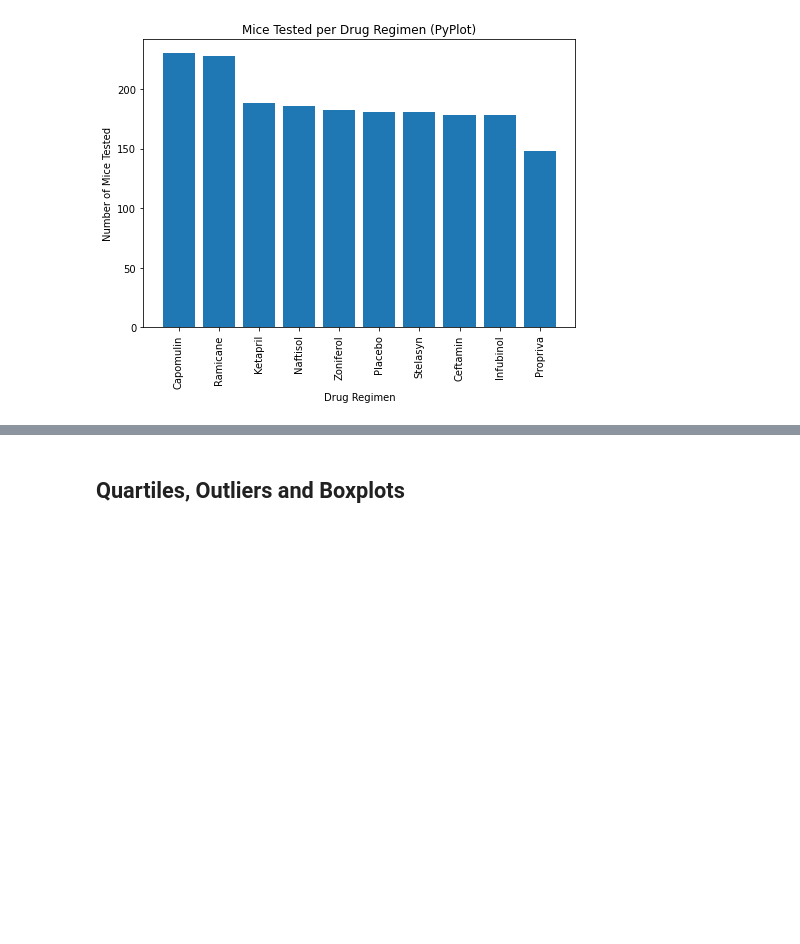
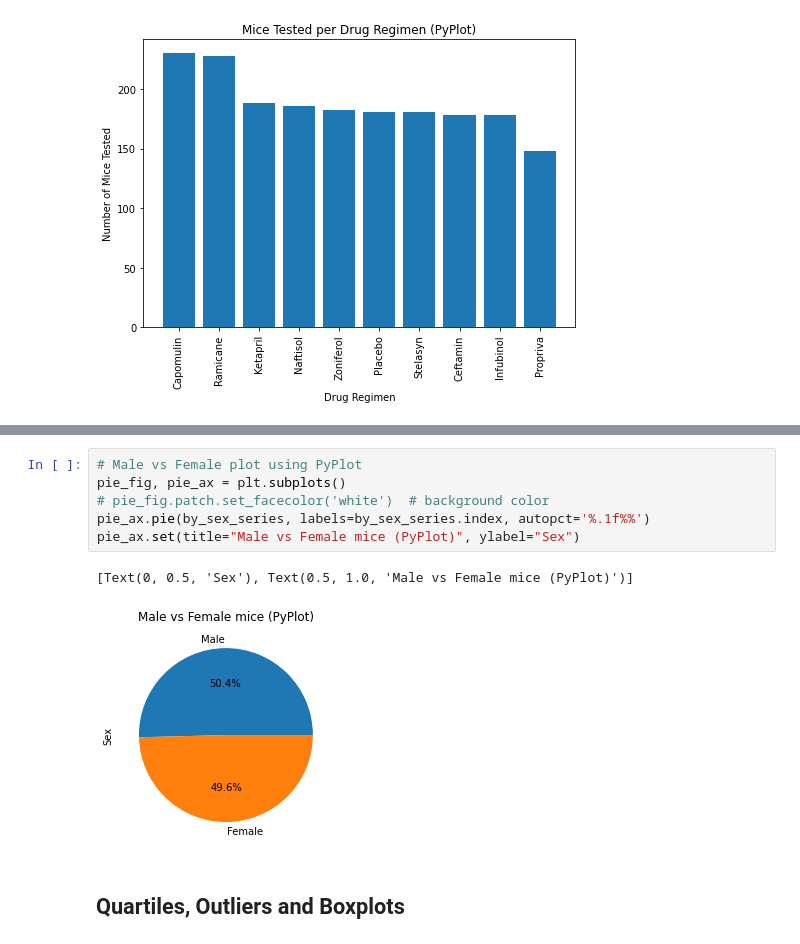
Before and after one commit to zachaa/matplotlib-challenge, a Jupyter notebook: Pymaceuticals/pymaceuticals.ipynb, the cells around one changed output, grey strips where cells are left out. Cells and saved outputs as stored; diff of their text form; blank space fills up the shorter version.

```diff
--- a/Pymaceuticals/pymaceuticals.ipynb
+++ b/Pymaceuticals/pymaceuticals.ipynb
@@ -145,3 +153,12 @@ ax_bar.tick_params(axis='x', labelrotation=90)
+# %%
+# Male vs Female plot using PyPlot
+pie_fig, pie_ax = plt.subplots()
+# pie_fig.patch.set_facecolor('white')  # background color
+pie_ax.pie(by_sex_series, labels=by_sex_series.index, autopct='%.1f%%')
+pie_ax.set(title="Male vs Female mice (PyPlot)", ylabel="Sex")
+# %% [output]
+[Text(0, 0.5, 'Sex'), Text(0.5, 1.0, 'Male vs Female mice (PyPlot)')]
+[figure, added]
 # %% [markdown]
 ## Quartiles, Outliers and Boxplots
 # %%
```
Also changed, not shown: parts of 3 cells of this notebook.
